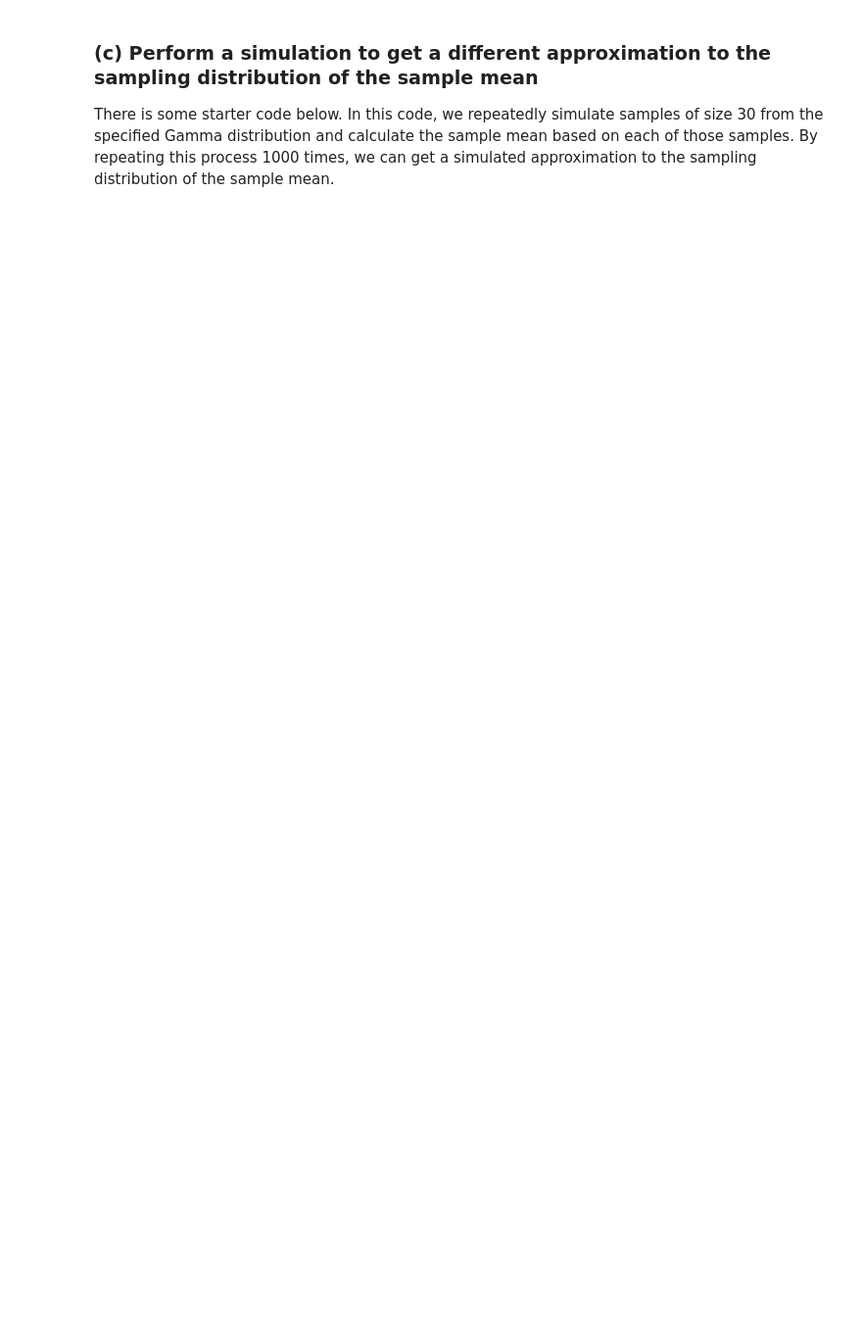
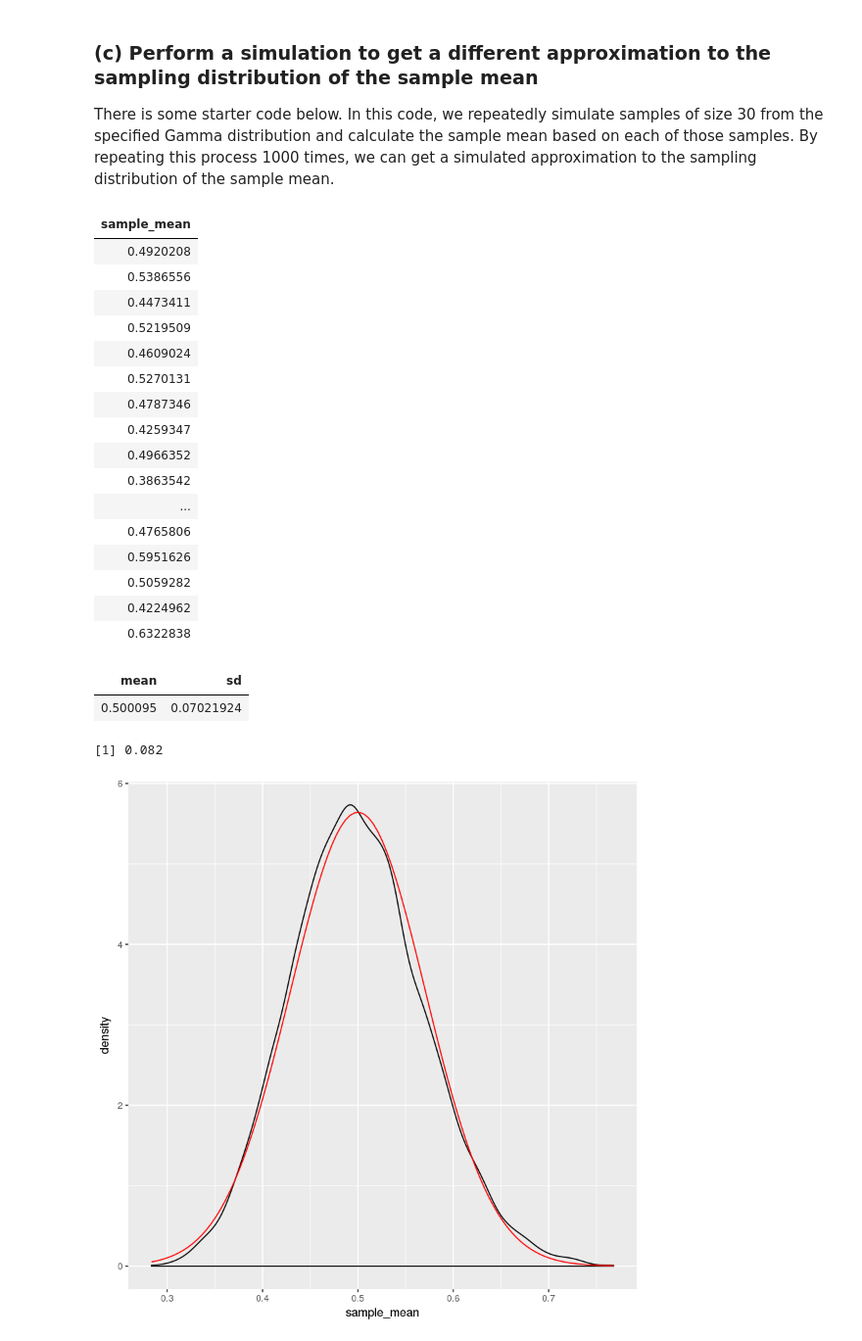
Before and after one commit to mhc-stat343-s2018/lab-clt-solutions, a Jupyter notebook: lab_clt.ipynb, the cells around one changed output. Shown: that part at 98% size. Saved outputs shown, nothing was run; the diff lists cells and outputs as text; code cells hidden in the pictures; blank space fills up the shorter version.

```diff
--- a/lab_clt.ipynb
+++ b/lab_clt.ipynb
@@ -32,6 +50,9 @@ You may find it helpful to use the `pnorm` function.  For example, if $X \sim \t
 
 There is some starter code below.  In this code, we repeatedly simulate samples of size 30 from the specified Gamma distribution and calculate the sample mean based on each of those samples.  By repeating this process 1000 times, we can get a simulated approximation to the sampling distribution of the sample mean.
 # %%
+# set a seed for random number generation to make sure I get a similar picture on different runs of this code
+set.seed(1)
+
 # how many simulations to perform
 n_sims <- 10000
 
@@ -41,37 +62,66 @@ sample_size <- 50
 # initialize a storage vector for the results
 # in R, memory allocation in slow, so it's best to create an empty vector before a for loop,
 # and then set each element of the vector
 simulation_results <- data.frame(
     sample_mean = numeric(n_sims)
 )
 
 # a for loop runs the commands between the curly brackets {} multiple times
 # in this case, we run these commands once for each value of i in the vector created by seq_len(n_sims)
 # it's good practice to create the indices for the loop via seq_len(n_sims) instead of
 # something like 1:n_sims because this way the loop will run 0 times if n_sims is 0
 # (if n_sims was equal to 0 and you used 1:n_sims, the loop would run twice:
 # once for i = 1 and once for i = 0)
 for(i in seq_len(n_sims)) {
     x <- rexp(sample_size, rate = 2)
     simulation_results$sample_mean[i] <- mean(x)
 }
 
+simulation_results
+
 # Insert code here to make a plot of the simulation results, compared to the approximate normal distribution
 # you calculated in part (a) for the sampling distribution of the sample mean.
 # Use ggplot, with geom_density to summarize the results of the sample study
 # and stat_function to plot the approximate normal distribution.
 # There is example code for this in the first problem set.
-
+ggplot(data = simulation_results, mapping = aes(x = sample_mean)) +
+  geom_density() +
+  stat_function(fun = dnorm, args = list(mean = 0.5, sd = sqrt(1/(4 * 50))), color = "red")
 
 # Insert code here to calculate the mean (using the mean function)
 # and standard deviation (using the sd function) of the simulation results
+summarize(simulation_results, mean = mean(sample_mean), sd = sd(sample_mean))
 
-
-# Insert code here to calculate the proportion of simulations where the sample mean was greater than 3.
-# You can do this in two stages: first, a comparison like simulation_results$sample_mean > 3 will return a logical vector,
+# Insert code here to calculate the proportion of simulations where the sample mean was greater than 0.6.
+# (Note: In the original document, I had asked to you to calculate the proportion of simulations where the
+# sample mean was greater than 3; I had intended to use 0.6, to match with part b above.)
+# You can do this in two stages: first, a comparison like simulation_results$sample_mean > 0.6 will return a logical vector,
 # with TRUE in positions where the condition is met and FALSE in positions where the condition is not met.
 # Second, R computes the mean of a logical vector as the proportion of entries that are TRUE.
 # For example, mean(c(TRUE, TRUE, FALSE, FALSE)) = 0.5
+mean(simulation_results$sample_mean > 0.6)
+# %% [output]
+| sample_mean |
+| 0.4920208 |
+| 0.5386556 |
+| 0.4473411 |
+| 0.5219509 |
+| 0.4609024 |
+| 0.5270131 |
+| 0.4787346 |
+| 0.4259347 |
+| 0.4966352 |
+| 0.3863542 |
+| ... |
+| 0.4765806 |
+| 0.5951626 |
+| 0.5059282 |
+| 0.4224962 |
+| 0.6322838 |
+| mean | sd |
+| 0.500095 | 0.07021924 |
+[1] 0.082
+[figure, added]
 # %% [markdown]
 ### (d) How do the results from part (c) compare to your results from parts (a) and (b)?
 
```
Also changed, not shown: parts of 5 cells of this notebook.
